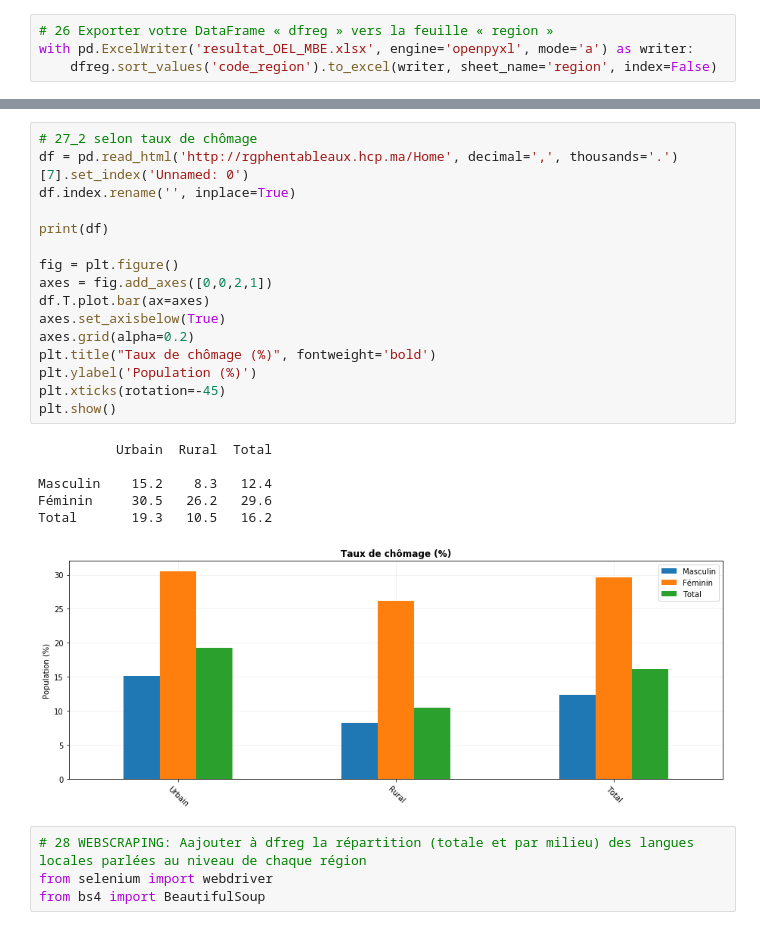
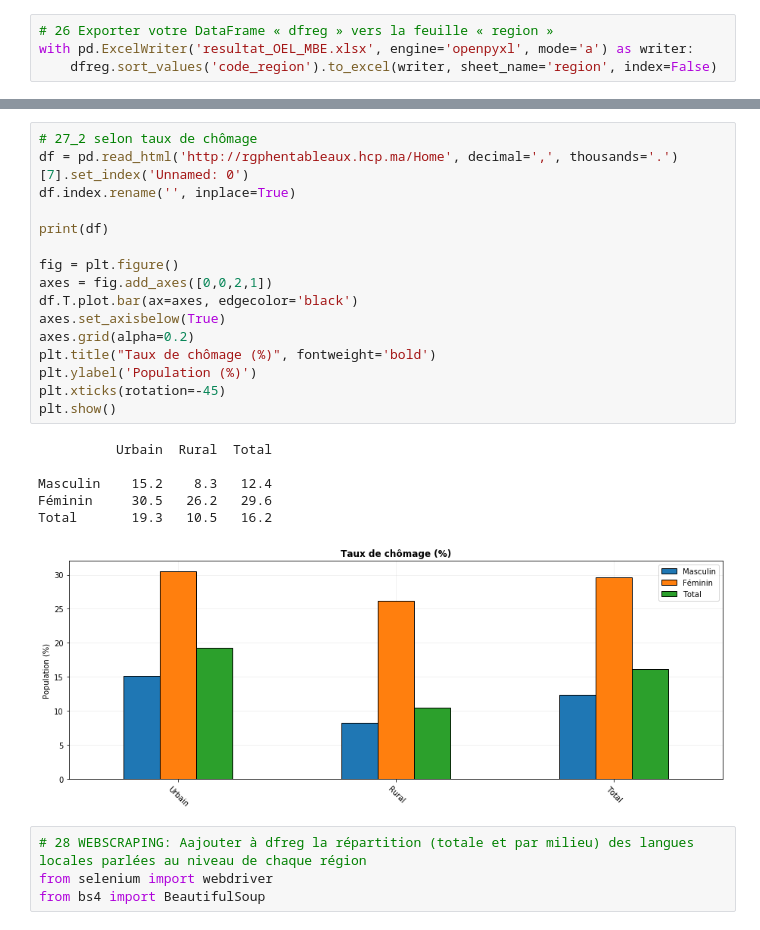
Before and after one commit to MarouaneBerkak/pandas_test, a Jupyter notebook: notebook_OEL_MBE.ipynb, the cells around one changed output, grey strips where cells are left out. Saved outputs shown, nothing was run; the diff lists cells and outputs as text.

```diff
--- a/notebook_OEL_MBE.ipynb
+++ b/notebook_OEL_MBE.ipynb
@@ -526,26 +550,26 @@ Supérieur                 9.2    1.5    6.1
 # %%
 # 27_2 selon taux de chômage
 df = pd.read_html('http://rgphentableaux.hcp.ma/Home', decimal=',', thousands='.')[7].set_index('Unnamed: 0')
 df.index.rename('', inplace=True)
 
 print(df)
 
 fig = plt.figure()
 axes = fig.add_axes([0,0,2,1])
-df.T.plot.bar(ax=axes)
+df.T.plot.bar(ax=axes, edgecolor='black')
 axes.set_axisbelow(True)
 axes.grid(alpha=0.2)
 plt.title("Taux de chômage (%)", fontweight='bold')
 plt.ylabel('Population (%)')
 plt.xticks(rotation=-45)
 plt.show()
 # %% [output]
           Urbain  Rural  Total
 
 Masculin    15.2    8.3   12.4
 Féminin     30.5   26.2   29.6
 Total       19.3   10.5   16.2
-[figure, old version]
+[figure, new version]
 # %%
 # 28 WEBSCRAPING: Aajouter à dfreg la répartition (totale et par milieu) des langues locales parlées au niveau de chaque région
 from selenium import webdriver
```
Also changed, not shown: parts of 16 cells of this notebook.
